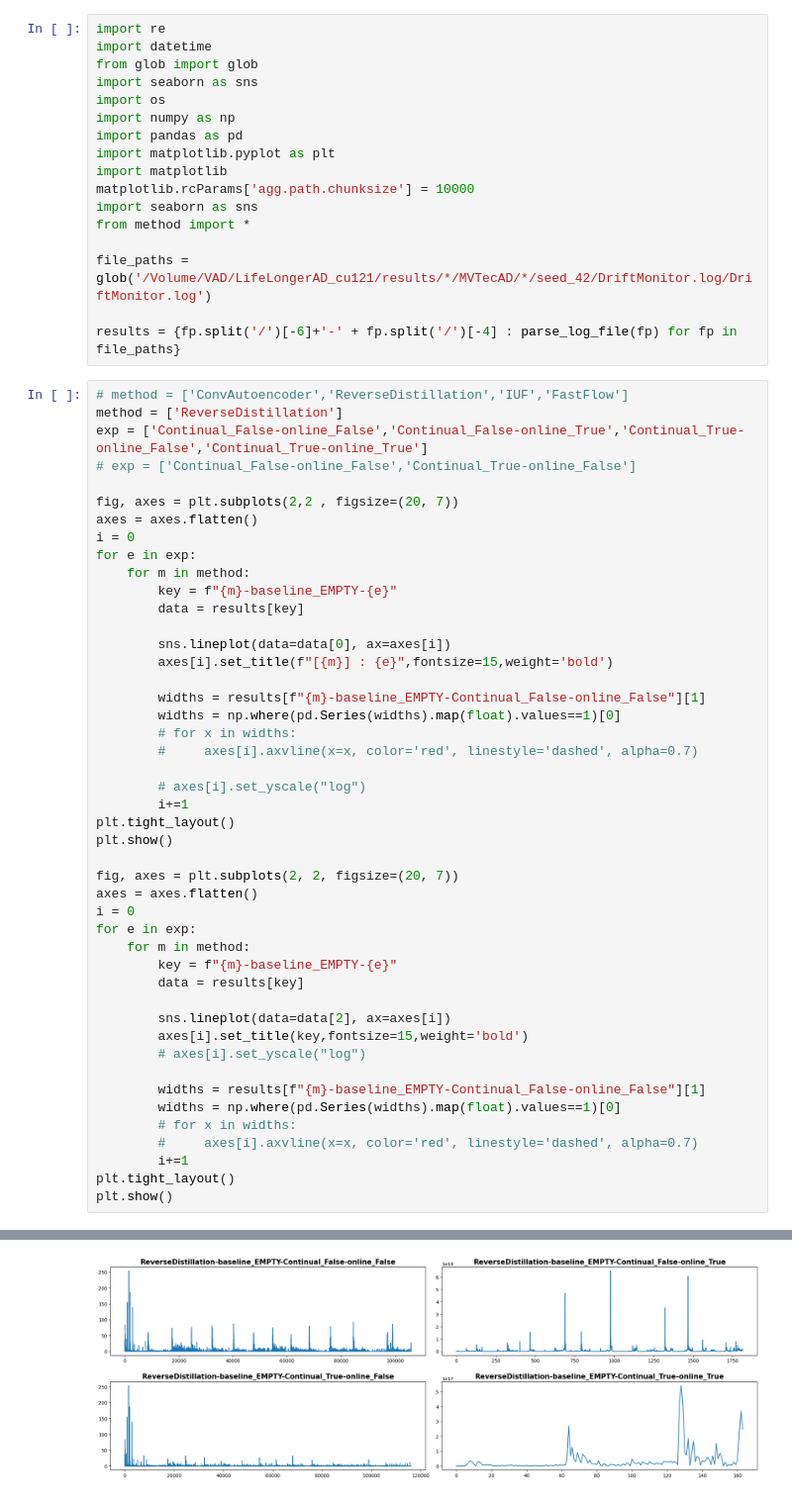
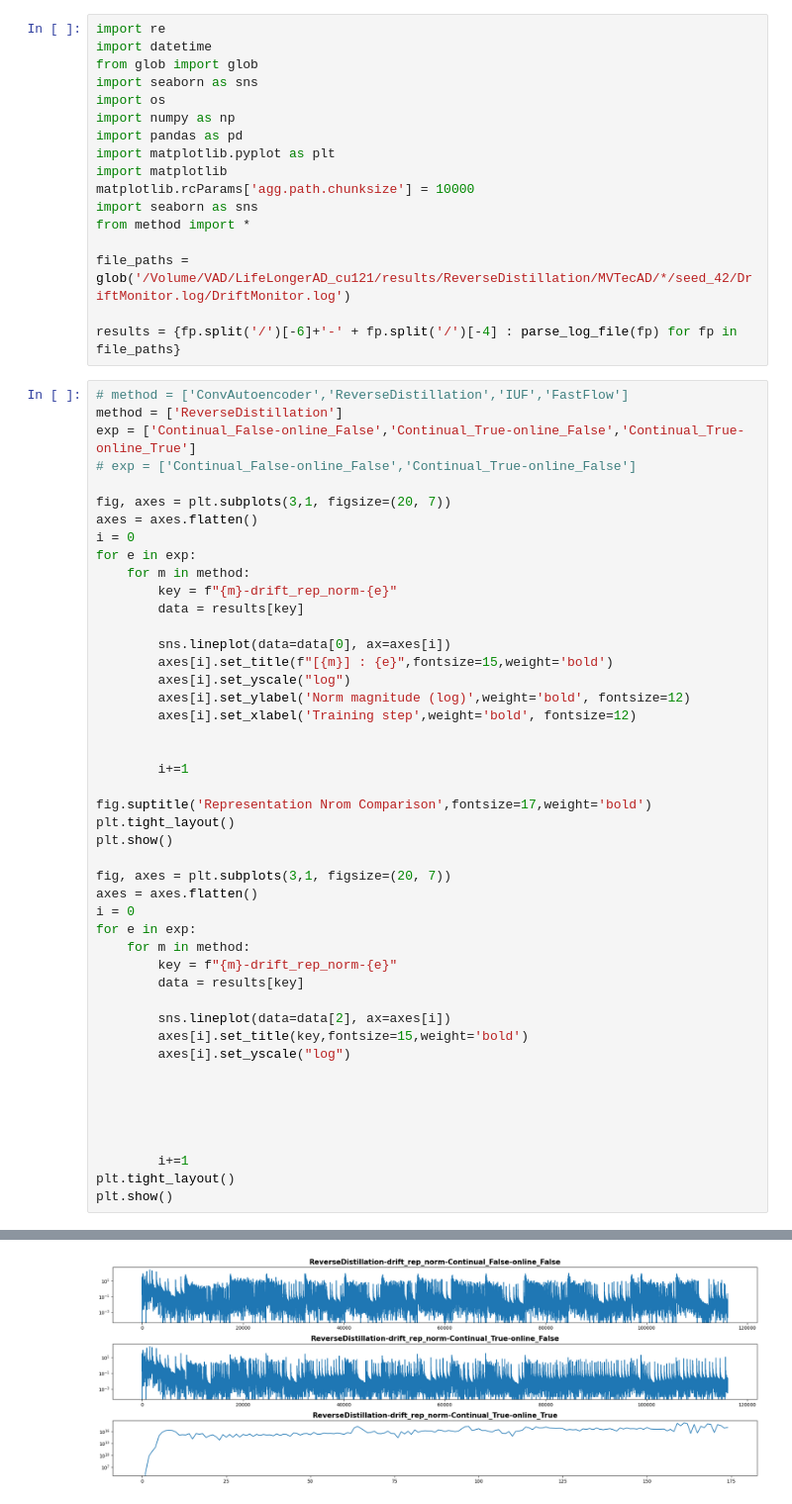
Before and after one commit to crimama/LifeLongerAD, a Jupyter notebook: notebooks/[2025-02-18] concept drift anal.ipynb, the cells around one changed output, grey strips where cells are left out. Shown at 99% size. Drawn from its saved outputs; the diff is of its cells as text.

Commit message:
[2025-04-11] CFGCAD backup, Baseline experiment done

```diff
--- a/notebooks/[2025-02-18] concept drift anal.ipynb
+++ b/notebooks/[2025-02-18] concept drift anal.ipynb
@@ -12,52 +12,52 @@ matplotlib.rcParams['agg.path.chunksize'] = 10000
 import seaborn as sns
 from method import *
 
-file_paths = glob('/Volume/VAD/LifeLongerAD_cu121/results/*/MVTecAD/*/seed_42/DriftMonitor.log/DriftMonitor.log')
+file_paths = glob('/Volume/VAD/LifeLongerAD_cu121/results/ReverseDistillation/MVTecAD/*/seed_42/DriftMonitor.log/DriftMonitor.log')
 
 results = {fp.split('/')[-6]+'-' + fp.split('/')[-4] : parse_log_file(fp) for fp in file_paths}
 # %%
 # method = ['ConvAutoencoder','ReverseDistillation','IUF','FastFlow']
 method = ['ReverseDistillation']
-exp = ['Continual_False-online_False','Continual_False-online_True','Continual_True-online_False','Continual_True-online_True']
+exp = ['Continual_False-online_False','Continual_True-online_False','Continual_True-online_True']
 # exp = ['Continual_False-online_False','Continual_True-online_False']
 
-fig, axes = plt.subplots(2,2 , figsize=(20, 7))
+fig, axes = plt.subplots(3,1, figsize=(20, 7))
 axes = axes.flatten()
 i = 0
 for e in exp:
     for m in method:
-        key = f"{m}-baseline_EMPTY-{e}"
+        key = f"{m}-drift_rep_norm-{e}"
         data = results[key]
 
         sns.lineplot(data=data[0], ax=axes[i])
         axes[i].set_title(f"[{m}] : {e}",fontsize=15,weight='bold')
+        axes[i].set_yscale("log")
+        axes[i].set_ylabel('Norm magnitude (log)',weight='bold', fontsize=12)
+        axes[i].set_xlabel('Training step',weight='bold', fontsize=12)
 
-        widths = results[f"{m}-baseline_EMPTY-Continual_False-online_False"][1]
-        widths = np.where(pd.Series(widths).map(float).values==1)[0]
-        # for x in widths:
-        #     axes[i].axvline(x=x, color='red', linestyle='dashed', alpha=0.7)
 
-        # axes[i].set_yscale("log")
         i+=1
+
+fig.suptitle('Representation Nrom Comparison',fontsize=17,weight='bold')
 plt.tight_layout()
 plt.show()
 
-fig, axes = plt.subplots(2, 2, figsize=(20, 7))
+fig, axes = plt.subplots(3,1, figsize=(20, 7))
 axes = axes.flatten()
 i = 0
 for e in exp:
     for m in method:
-        key = f"{m}-baseline_EMPTY-{e}"
+        key = f"{m}-drift_rep_norm-{e}"
         data = results[key]
 
         sns.lineplot(data=data[2], ax=axes[i])
         axes[i].set_title(key,fontsize=15,weight='bold')
-        # axes[i].set_yscale("log")
+        axes[i].set_yscale("log")
 
-        widths = results[f"{m}-baseline_EMPTY-Continual_False-online_False"][1]
-        widths = np.where(pd.Series(widths).map(float).values==1)[0]
-        # for x in widths:
-        #     axes[i].axvline(x=x, color='red', linestyle='dashed', alpha=0.7)
+
+
+
+
         i+=1
 plt.tight_layout()
 plt.show()
@@ -66 +66 @@ plt.show()
-[figure, old version]
+[figure, new version]
```
Also changed, not shown: parts of 5 cells of this notebook, 37 other files.
